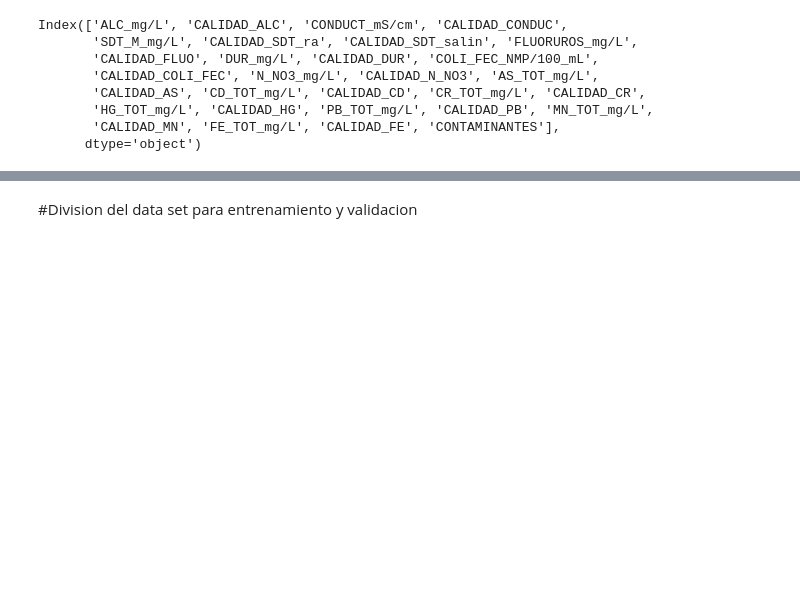
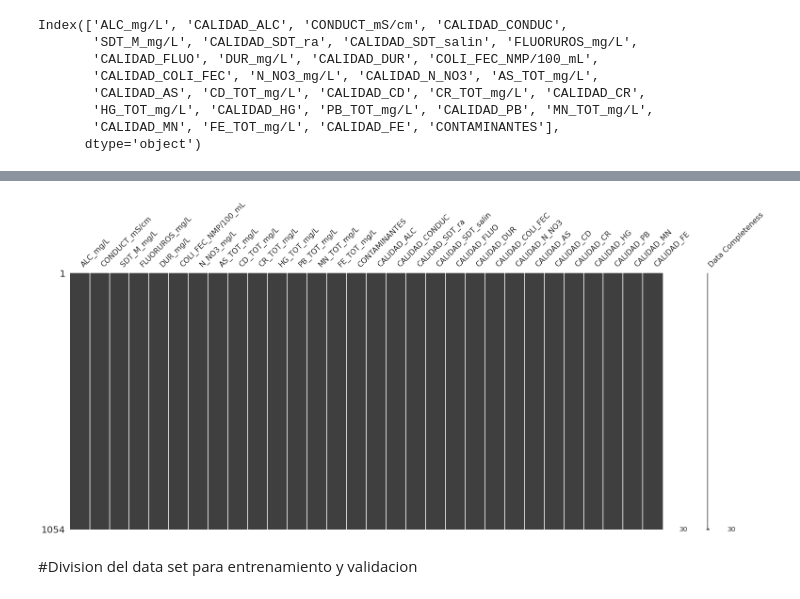
Before and after one commit to PosgradoMNA/actividades-del-projecto-equipo_37, a Jupyter notebook: RETO/Subterraneas_EDA_Entrega_2_init.ipynb, the cells around one changed output, grey strips where cells are left out. Saved outputs shown, nothing was run; the diff lists cells and outputs as text; code cells hidden in the pictures; blank space fills up the shorter version.

```diff
--- a/RETO/Subterraneas_EDA_Entrega_2_init.ipynb
+++ b/RETO/Subterraneas_EDA_Entrega_2_init.ipynb
@@ -515,6 +521,11 @@ dict_items([('CALIDAD_ALC', array(['Alta', 'Baja', 'Indeseable como FAAP', 'Medi
       dtype=object)), ('CALIDAD_CD', array(['No apta como FAAP', 'Potable - Excelente'], dtype=object)), ('CALIDAD_CR', array(['No apta como FAAP', 'Potable - Excelente'], dtype=object)), ('CALIDAD_HG ...
        'Sin efectos en la salud - Puede dar color al agua'], dtype=object)), ('CALIDAD_FE', array(['Potable - Excelente',
        'Sin efectos en la salud - Puede dar color al agua'], dtype=object))])
+# %%
+msno.matrix(X_coded, labels=list(X_coded.columns))
+plt.show()
+# %% [output]
+[figure, added]
 # %% [markdown]
 #Division del data set para entrenamiento y validacion
 # %%
```
Also changed, not shown: parts of 13 cells of this notebook.
